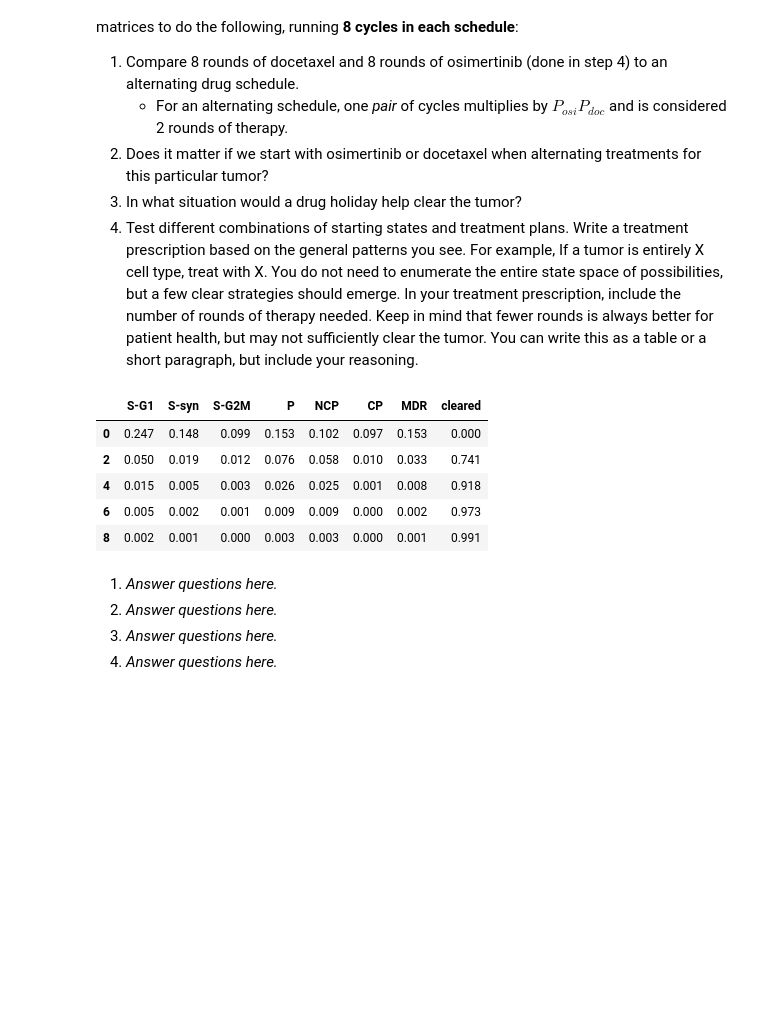
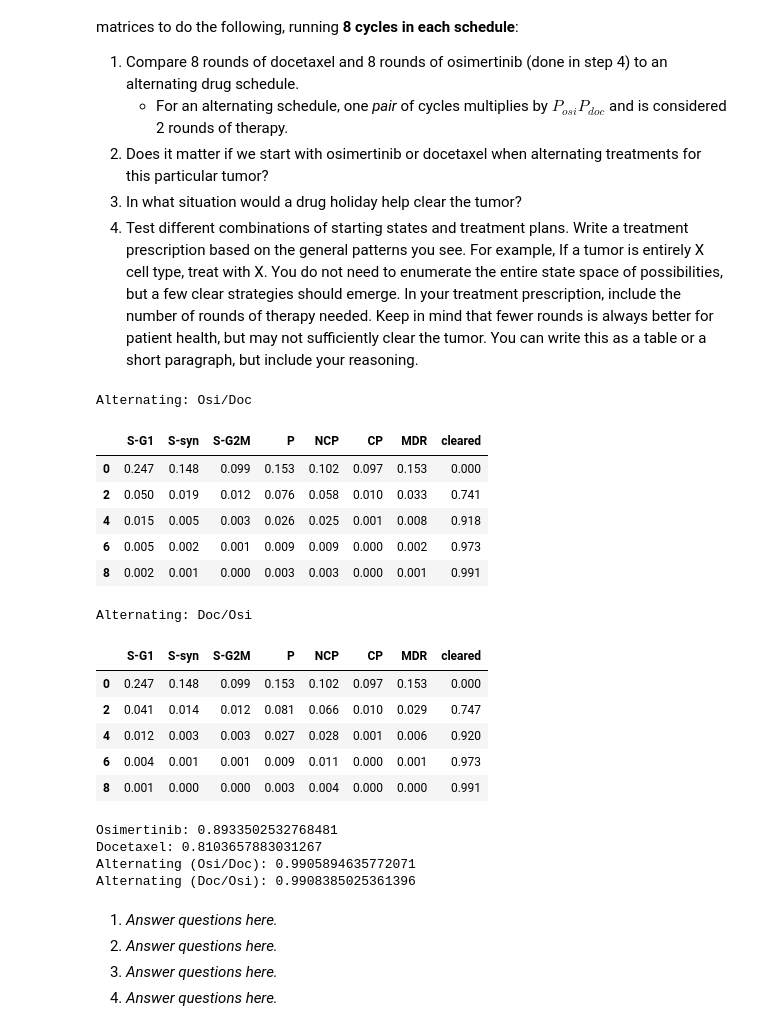
Before and after one commit to ae-phillips/uu_markov, a Jupyter notebook: lab_2/Lab09_markov_chain_cells.ipynb, the cells around one changed output. Drawn from its saved outputs; the diff is of its cells as text; code cells hidden in the pictures; blank space fills up the shorter version.

```diff
--- a/lab_2/Lab09_markov_chain_cells.ipynb
+++ b/lab_2/Lab09_markov_chain_cells.ipynb
@@ -459,26 +459,58 @@ We can answer a LOT of questions about what treatment strategy is best, just bas
 # %%
 # I had Chat-GPT help me reason through how to write this code
 
-P_alt_pair = P_osi @ P_doc
-traj_alt = [np.asarray(pi_mix, dtype = float)]
+P_osi_doc = P_osi @ P_doc
+P_doc_osi = P_doc @ P_osi
+
+
+traj_osi_doc = [np.asarray(pi_mix, dtype=float)]
+traj_doc_osi = [np.asarray(pi_mix, dtype=float)]
 
 for _ in range(4):
-    traj_alt.append(traj_alt[-1] @ P_alt_pair)
+    traj_osi_doc.append(traj_osi_doc[-1] @ P_osi_doc)
+    traj_doc_osi.append(traj_doc_osi[-1] @ P_doc_osi)
 
-traj_alt = np.array(traj_alt)
+traj_osi_doc = np.array(traj_osi_doc)
+traj_doc_osi = np.array(traj_doc_osi)
 
-pd.DataFrame(
-    traj_alt,
+print("Alternating: Osi/Doc")
+display(pd.DataFrame(
+    traj_osi_doc,
     columns = OUTCOMES,
     index = [0, 2, 4, 6, 8]
-).round(3)
+).round(3))
+
+print("Alternating: Doc/Osi")
+display(pd.DataFrame(
+    traj_doc_osi,
+    columns = OUTCOMES,
+    index = [0, 2, 4, 6, 8]
+).round(3))
 # %% [output]
+Alternating: Osi/Doc
 |  | S-G1 | S-syn | S-G2M | P | NCP | CP | MDR | cleared |
 | 0 | 0.247 | 0.148 | 0.099 | 0.153 | 0.102 | 0.097 | 0.153 | 0.000 |
 | 2 | 0.050 | 0.019 | 0.012 | 0.076 | 0.058 | 0.010 | 0.033 | 0.741 |
 | 4 | 0.015 | 0.005 | 0.003 | 0.026 | 0.025 | 0.001 | 0.008 | 0.918 |
 | 6 | 0.005 | 0.002 | 0.001 | 0.009 | 0.009 | 0.000 | 0.002 | 0.973 |
 | 8 | 0.002 | 0.001 | 0.000 | 0.003 | 0.003 | 0.000 | 0.001 | 0.991 |
+Alternating: Doc/Osi
+|  | S-G1 | S-syn | S-G2M | P | NCP | CP | MDR | cleared |
+| 0 | 0.247 | 0.148 | 0.099 | 0.153 | 0.102 | 0.097 | 0.153 | 0.000 |
+| 2 | 0.041 | 0.014 | 0.012 | 0.081 | 0.066 | 0.010 | 0.029 | 0.747 |
+| 4 | 0.012 | 0.003 | 0.003 | 0.027 | 0.028 | 0.001 | 0.006 | 0.920 |
+| 6 | 0.004 | 0.001 | 0.001 | 0.009 | 0.011 | 0.000 | 0.001 | 0.973 |
+| 8 | 0.001 | 0.000 | 0.000 | 0.003 | 0.004 | 0.000 | 0.000 | 0.991 |
+# %%
+print("Osimertinib:", traj_mix[-1, -1])
+print("Docetaxel:", traj_doc[-1, -1])
+print("Alternating (Osi/Doc):", traj_osi_doc[-1, -1])
+print("Alternating (Doc/Osi):", traj_doc_osi[-1, -1])
+# %% [output]
+Osimertinib: 0.8933502532768481
+Docetaxel: 0.8103657883031267
+Alternating (Osi/Doc): 0.9905894635772071
+Alternating (Doc/Osi): 0.9908385025361396
 # %% [markdown]
 1. *Answer questions here.*
 2. *Answer questions here.*
```
